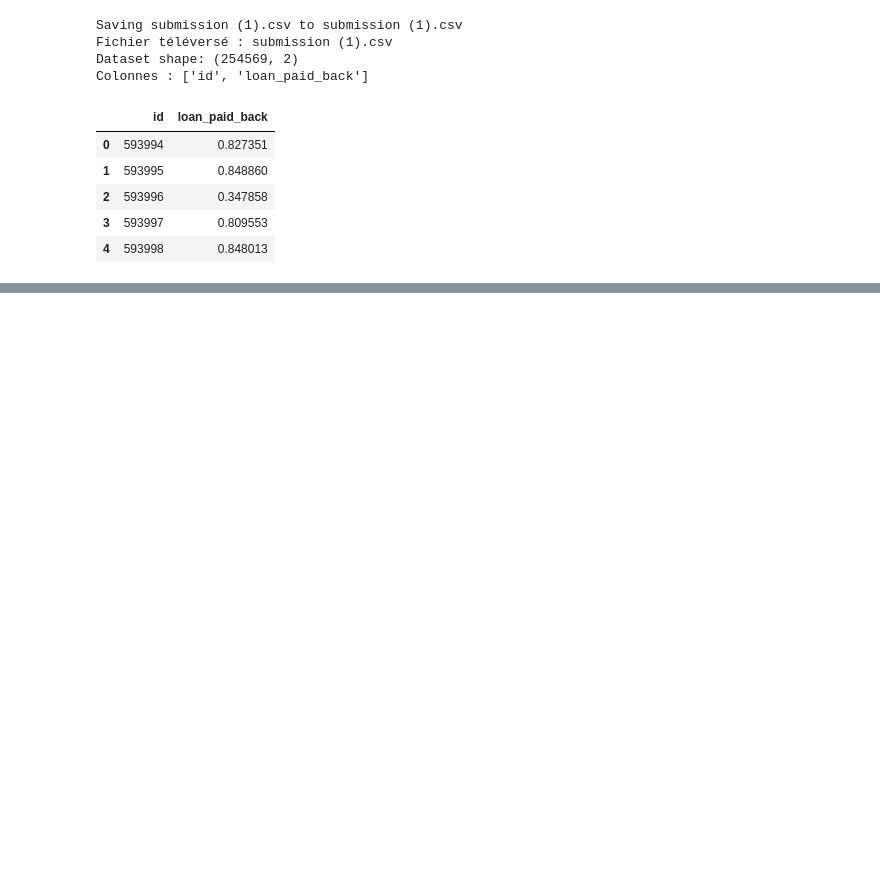
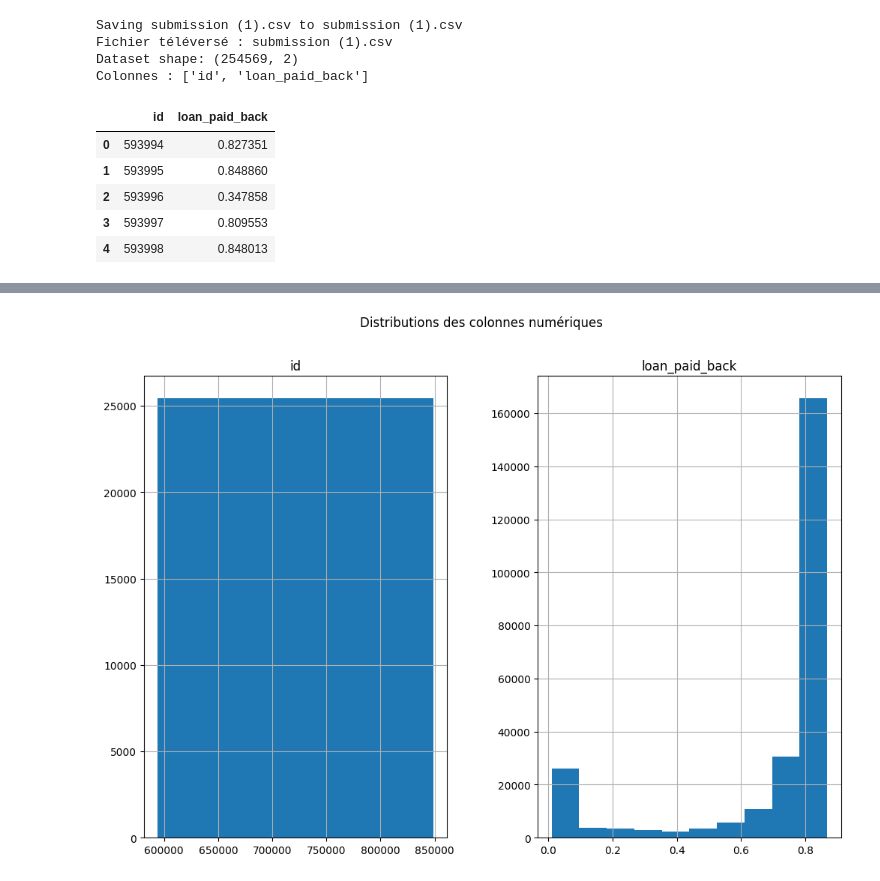
Before and after one commit to berradimeriemencg/DS2025, a Jupyter notebook: public_Data_Mixing_0_92776.ipynb, the cells around one changed output, grey strips where cells are left out. Saved outputs shown, nothing was run; the diff lists cells and outputs as text; code cells hidden in the pictures; blank space fills up the shorter version.

```diff
--- a/public_Data_Mixing_0_92776.ipynb
+++ b/public_Data_Mixing_0_92776.ipynb
@@ -103,3 +103,86 @@ Colonnes : ['id', 'loan_paid_back']
 | 2 | 593996 | 0.347858 |
 | 3 | 593997 | 0.809553 |
 | 4 | 593998 | 0.848013 |
+# %%
+# 🔹 Import des librairies
+import pandas as pd
+import numpy as np
+import zipfile
+import os
+from google.colab import files
+import matplotlib.pyplot as plt
+
+# 🔹 Étape 1 : Upload du fichier (ZIP ou CSV)
+print("📂 Téléversez votre fichier CSV ou ZIP contenant le dataset")
+uploaded = files.upload()  # Choisir le fichier
+
+# 🔹 Récupérer le nom du fichier téléversé
+file_name = list(uploaded.keys())[0]
+print(f"Fichier téléversé : {file_name}")
+
+# 🔹 Étape 2 : Extraction si ZIP
+extract_folder = 'dataset'
+if file_name.endswith('.zip'):
+    with zipfile.ZipFile(file_name, 'r') as zip_ref:
+        zip_ref.extractall(extract_folder)
+    print(f"Fichiers extraits dans : {extract_folder}")
+    # Récupération du CSV dans le dossier extrait
+    csv_file = [f for f in os.listdir(extract_folder) if f.endswith('.csv')][0]
+    csv_path = os.path.join(extract_folder, csv_file)
+else:
+    csv_path = file_name
+
+# 🔹 Étape 3 : Lecture du CSV
+df = pd.read_csv(csv_path)
+
+# 🔹 Étape 4 : Data Cleaning & Preprocessing
+# Conversion des colonnes catégorielles si elles existent
+for col in ['Gender', 'Disease']:
+    if col in df.columns:
+        df[col] = df[col].astype('category')
+
+# 🔹 Étape 5 : Analyse descriptive
+dataset_shape = df.shape
+columns_list = df.columns.tolist()
+missing_values = df.isnull().sum()
+numeric_cols = df.select_dtypes(include=np.number).columns.tolist()
+category_cols = df.select_dtypes(['category']).columns.tolist()
+
+# 🔹 Étape 6 : Visualisation rapide (distributions numériques)
+if numeric_cols:
+    df[numeric_cols].hist(figsize=(12,8))
+    plt.suptitle("Distributions des colonnes numériques")
+    plt.show()
+
+# 🔹 Étape 7 : Génération automatique du reporting en Markdown
+report = f"""
+# 📊 Reporting – Public Data Mixing
+
+## 1. Présentation du Dataset
+- **Nom du fichier :** {os.path.basename(csv_path)}
+- **Nombre d'observations :** {dataset_shape[0]}
+- **Nombre de colonnes / features :** {dataset_shape[1]}
+
+## 2. Colonnes présentes
+{columns_list}
+
+## 3. Valeurs manquantes par colonne
+{missing_values.to_dict()}
+
+## 4. Statistiques descriptives (colonnes numériques)
+{df[numeric_cols].describe().to_dict() if numeric_cols else "Aucune colonne numérique"}
+
+## 5. Répartition des variables catégorielles
+"""
+for col in category_cols:
+    report += f"\n### {col}\n{df[col].value_counts().to_dict()}\n"
+
+report += """
+
+## 6. Conclusion
+Le dataset a été nettoyé et préparé. Il est prêt pour l'analyse exploratoire, la visualisation ou l'entraînement de modèles de Machine Learning.
+"""
+
+# 🔹 Étape 8 : Afficher le reporting
+print(report)
+# %% [output]
@@ -105,0 +193 @@ Colonnes : ['id', 'loan_paid_back']
+[figure, added]
```
Also changed, not shown: parts of 1 cell of this notebook.
